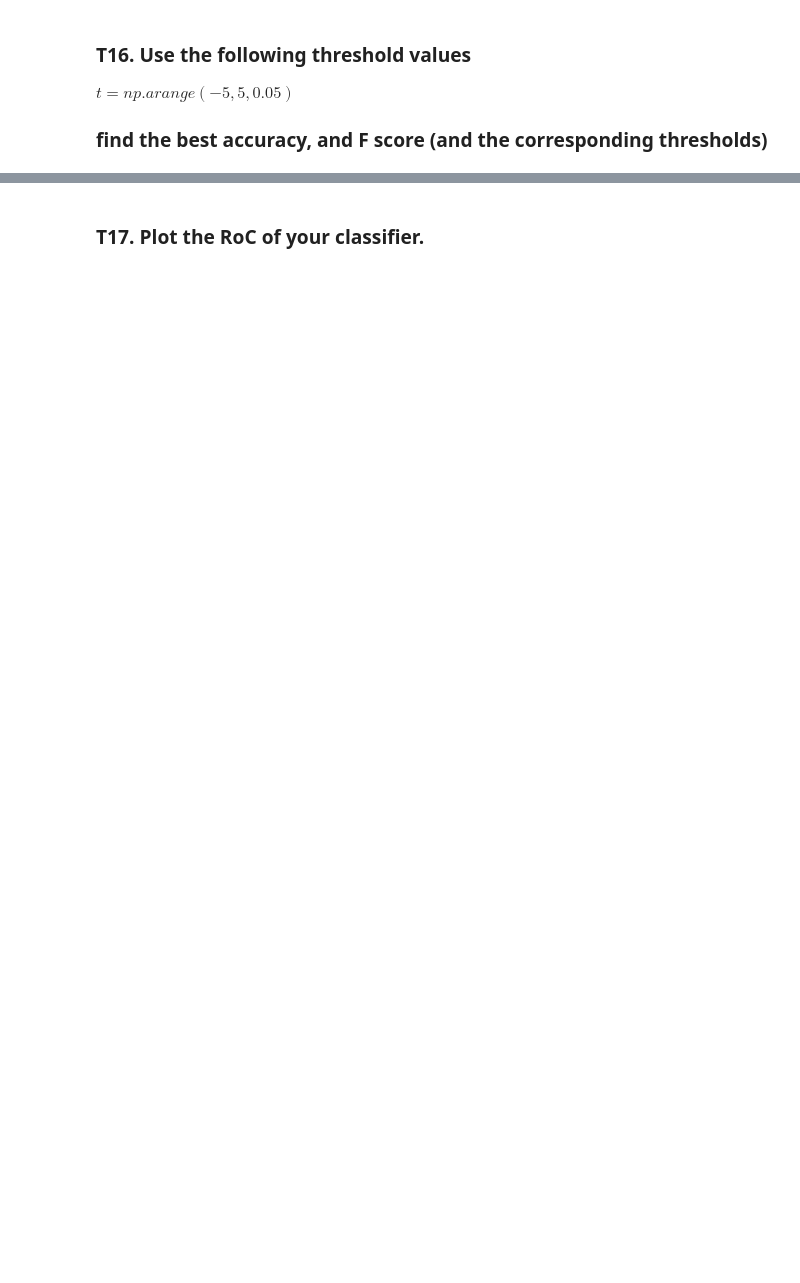
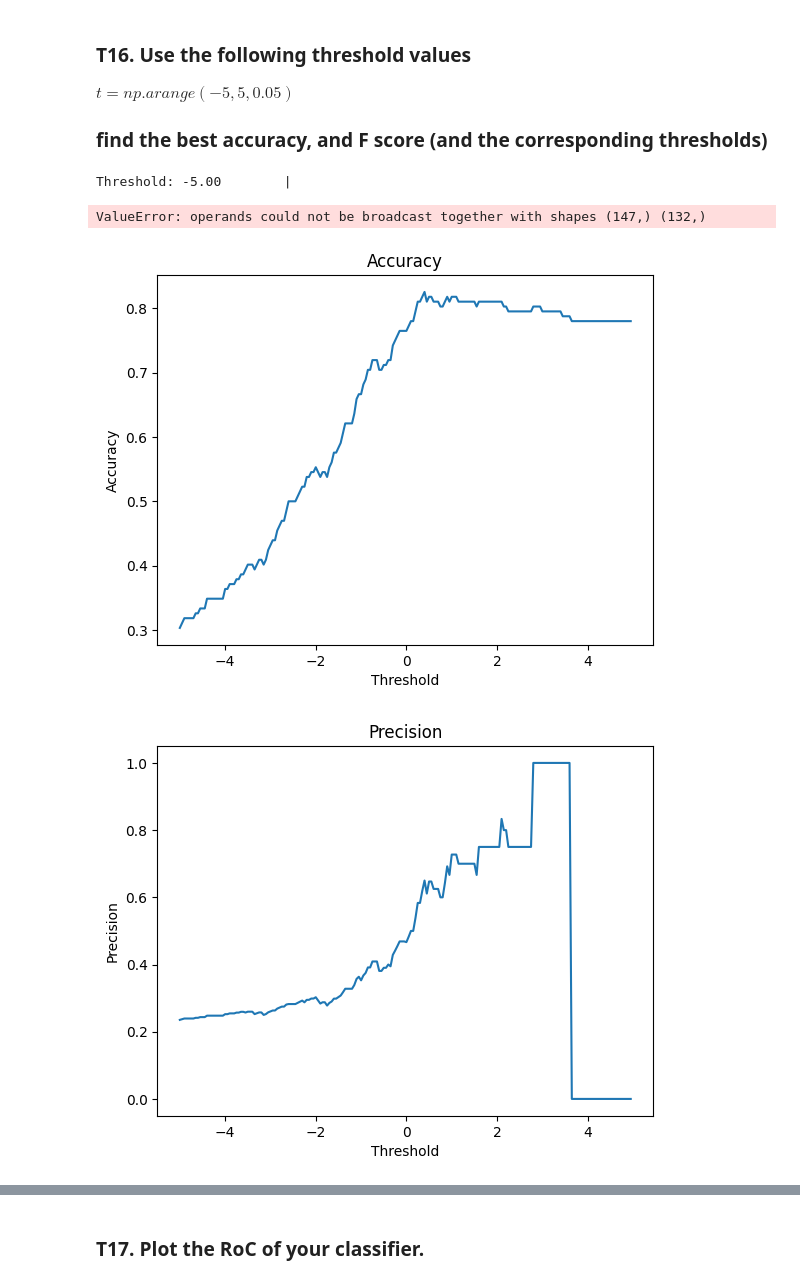
Before and after one commit to Nacnano/my-chula-courses, a Jupyter notebook: 2110573-patt-recog/HW2/Pattern_HW2_student_2024.ipynb, the cells around one changed output, grey strips where cells are left out. Cells and saved outputs as stored; diff of their text form; code cells hidden in the pictures; blank space fills up the shorter version.

```diff
--- a/2110573-patt-recog/HW2/Pattern_HW2_student_2024.ipynb
+++ b/2110573-patt-recog/HW2/Pattern_HW2_student_2024.ipynb
@@ -100,6 +128,11 @@ for col in string_categorical_col:
 
 # HANDLE NULL NUMBERS
 # INSERT CODE HERE
+for col in df.columns:
+    if df[col].dtype == np.float64:
+        df[col] = df[col].fillna(df[col].mean())
+    else:
+        df[col] = df[col].fillna(df[col].mode()[0])
 
 
 df = df.loc[:, ~df.columns.isin(['EmployeeNumber', 'Unnamed: 0', 'EmployeeCount', 'StandardHours', 'Over18'])]
@@ -369,3 +561,49 @@ evaluate(y_test, y_pred)
 ### T16. Use the following threshold values
 $ t = np.arange(-5,5,0.05) $
 ### find the best accuracy, and F score (and the corresponding thresholds)
+# %%
+best_acc = float('-inf')
+best_acc_t = 0
+
+best_f1 = float('-inf')
+best_f1_t = 0
+
+hist = {
+    'Accuracy': [],
+    'Precision': [],
+    'Recall': [],
+    'F1': [],
+    'FPR': []
+}
+
+for threshold in np.arange(-5, 5, 0.05):
+    y_pred = model.gaussian_predict(x_test, threshold)
+
+    print(f"Threshold: {threshold:.2f}",end='\t| ')
+    eva = evaluate(y_test, y_pred, show_result=False)
+    for idx, metric in enumerate(['Accuracy', 'Precision', 'Recall', 'F1', 'FPR']):
+        print(f"{metric}: {eva[idx]:.2f}", end='\t| ')
+        hist[metric].append(eva[idx])
+    print()
+    if eva[0] > best_acc:
+        best_acc = eva[0]
+        best_acc_t = threshold
+    if eva[3] > best_f1:
+        best_f1 = eva[3]
+        best_f1_t = threshold
+
+print(f"Best threshold for accuracy: {best_acc_t:.2f} (Accuracy: {best_acc:.2f})")
+print(f"Best threshold for F1: {best_f1_t:.2f} (F1: {best_f1:.2f})")
+# %% [output]
+Threshold: -5.00        |
+ValueError: operands could not be broadcast together with shapes (147,) (132,)
+# %%
+for idx, metric in enumerate(['Accuracy', 'Precision', 'Recall', 'F1', 'FPR']):
+    plt.plot(np.arange(-5, 5, 0.05), hist[metric])
+    plt.title(metric)
+    plt.xlabel('Threshold')
+    plt.ylabel(metric)
+    plt.show()
+# %% [output]
+[figure, added]
+[figure, added]
```
Also changed, not shown: parts of 34 cells of this notebook.
